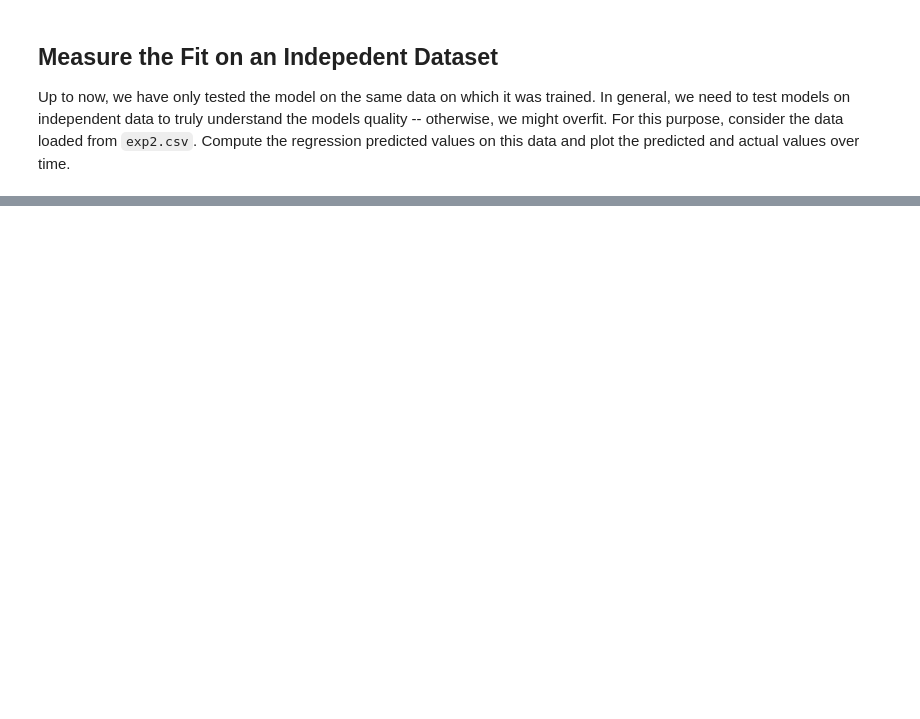
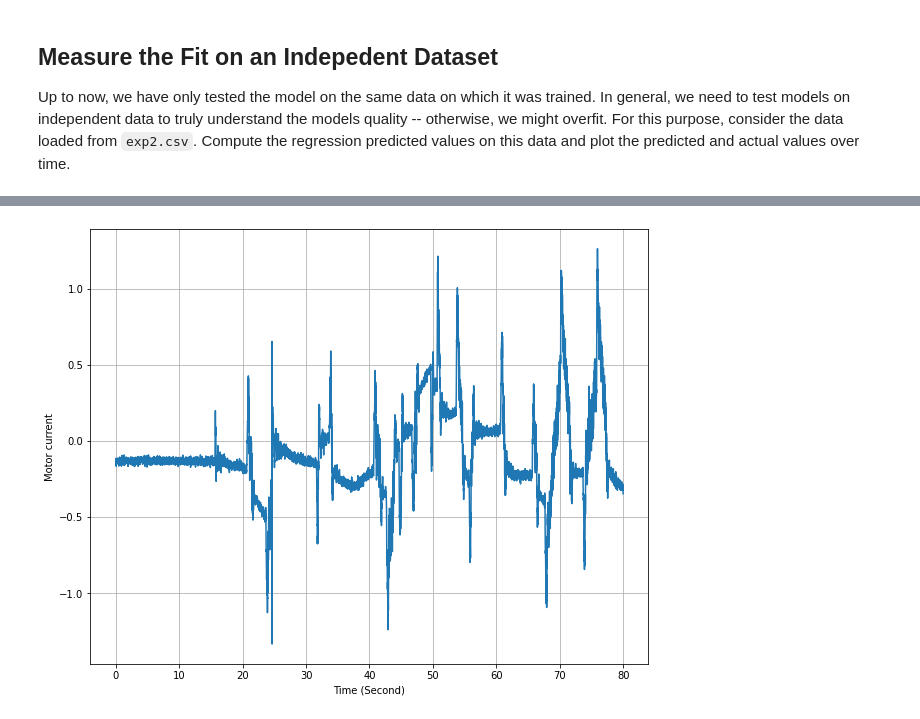
Before and after one commit to VishalShah1999/Machine-Learning, a Jupyter notebook: lab2p1.ipynb, the cells around one changed output, grey strips where cells are left out. Drawn from its saved outputs; the diff is of its cells as text; code cells hidden in the pictures; blank space fills up the shorter version.

```diff
--- a/lab2p1.ipynb
+++ b/lab2p1.ipynb
@@ -103,0 +136,11 @@ Up to now, we have only tested the model on the same data on which it was traine
+# %%
+# TODO
+names =[
+    't',                                  # Time (secs)
+    'q1', 'q2', 'q3',                     # Joint angle   (rads)
+    'dq1', 'dq2', 'dq3',                  # Joint velocity (rads/sec)
+    'I1', 'I2', 'I3',                     # Motor current (A)
+    'eps21', 'eps22', 'eps31', 'eps32',   # Strain gauge measurements ($\mu$m /m )
+    'ddq1', 'ddq2', 'ddq3'                # Joint accelerations (rad/sec^2)
+]
+dftest = pd.read_csv('https://raw.githubusercontent.com/VishalShah1999/Machine-Learning/main/exp2.csv', index_col=0, names=names)
@@ -103,0 +158,11 @@ Up to now, we have only tested the model on the same data on which it was traine
+# %%
+ytest = dftest.I2.values
+t_test = dftest.index.values
+
+plt.figure(figsize=(10,8))
+plt.plot(t_test,ytest)
+plt.xlabel('Time (Second)')
+plt.ylabel('Motor current')
+plt.grid()
+# %% [output]
+[figure, added]
```
Also changed, not shown: parts of 12 cells of this notebook.
